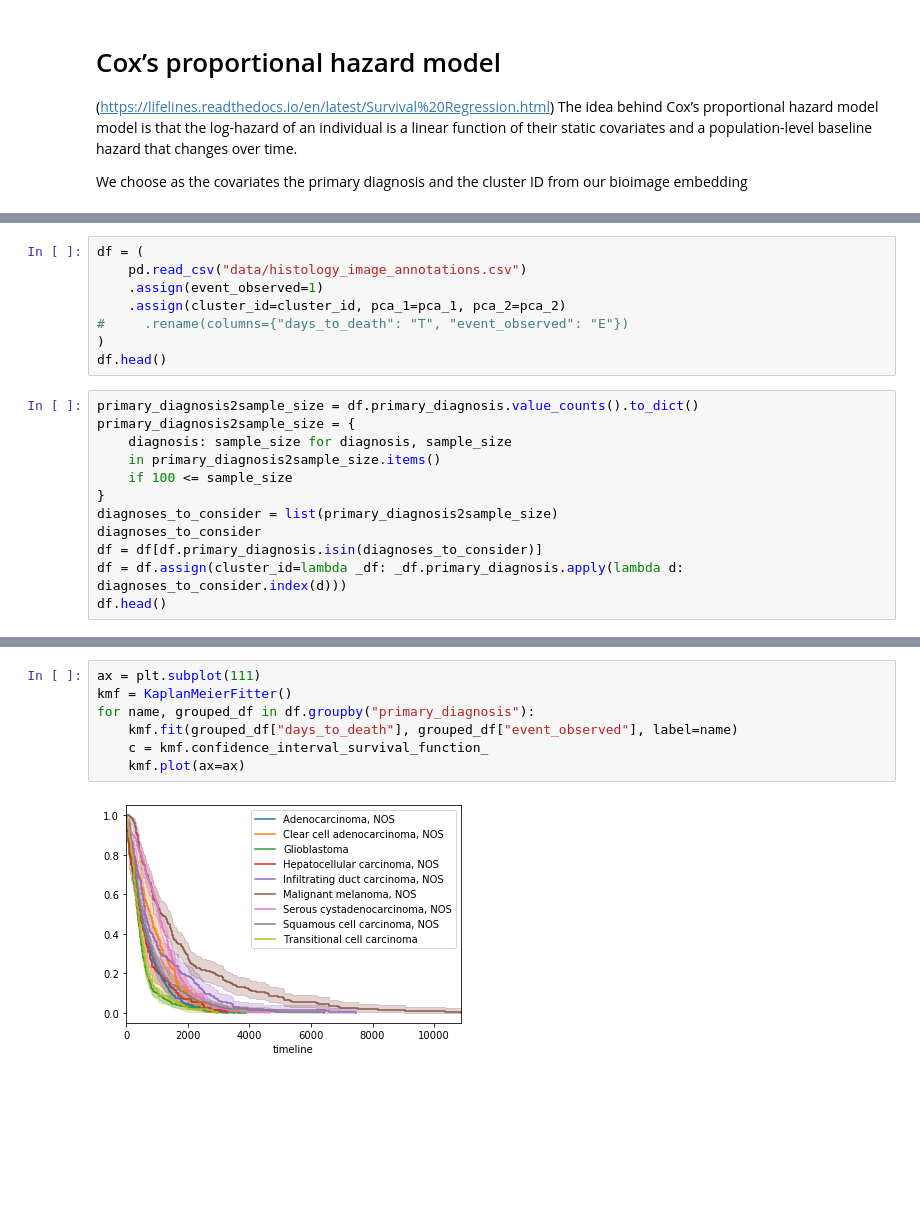
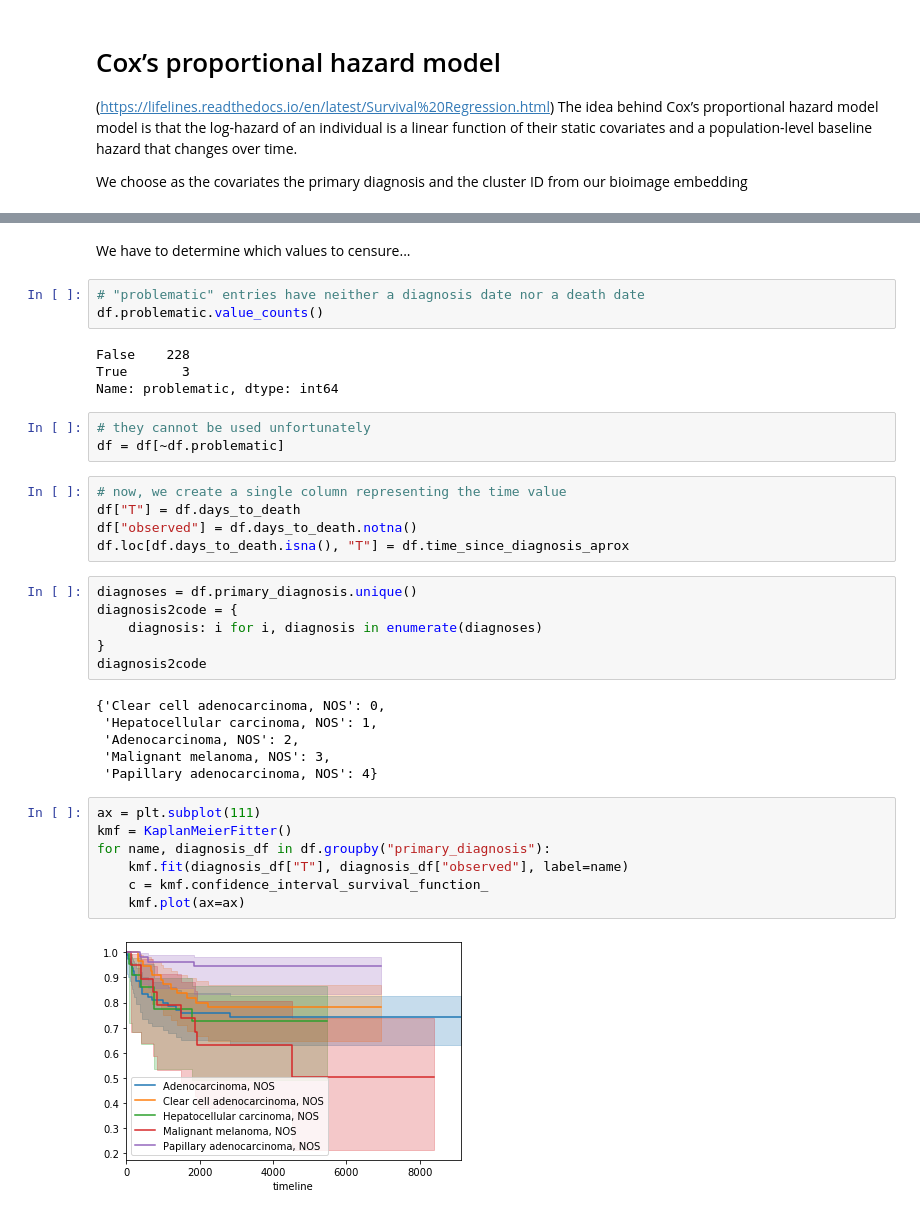
Before and after one commit to jeremyadamsfisher/bioimage-informatics-final-project, a Jupyter notebook: nbs/survival_analysis.ipynb, the cells around one changed output, grey strips where cells are left out. Saved outputs shown, nothing was run; the diff lists cells and outputs as text; blank space fills up the shorter version.

```diff
--- a/nbs/survival_analysis.ipynb
+++ b/nbs/survival_analysis.ipynb
@@ -30,20 +77,0 @@ df = df.assign(cluster_id=cluster_id, pca_1=pca_1, pca_2=pca_2)
-# %%
-df = (
-    pd.read_csv("data/histology_image_annotations.csv")
-    .assign(event_observed=1)
-    .assign(cluster_id=cluster_id, pca_1=pca_1, pca_2=pca_2)
-#     .rename(columns={"days_to_death": "T", "event_observed": "E"})
-)
-df.head()
-# %%
-primary_diagnosis2sample_size = df.primary_diagnosis.value_counts().to_dict()
-primary_diagnosis2sample_size = {
-    diagnosis: sample_size for diagnosis, sample_size
-    in primary_diagnosis2sample_size.items()
-    if 100 <= sample_size
-}
-diagnoses_to_consider = list(primary_diagnosis2sample_size)
-diagnoses_to_consider
-df = df[df.primary_diagnosis.isin(diagnoses_to_consider)]
-df = df.assign(cluster_id=lambda _df: _df.primary_diagnosis.apply(lambda d: diagnoses_to_consider.index(d)))
-df.head()
@@ -57,9 +88,38 @@ df.head()
+# %% [markdown]
+We have to determine which values to censure...
+# %%
+# "problematic" entries have neither a diagnosis date nor a death date
+df.problematic.value_counts()
+# %% [output]
+False    228
+True       3
+Name: problematic, dtype: int64
+# %%
+# they cannot be used unfortunately
+df = df[~df.problematic]
+# %%
+# now, we create a single column representing the time value
+df["T"] = df.days_to_death
+df["observed"] = df.days_to_death.notna()
+df.loc[df.days_to_death.isna(), "T"] = df.time_since_diagnosis_aprox
+# %%
+diagnoses = df.primary_diagnosis.unique()
+diagnosis2code = {
+    diagnosis: i for i, diagnosis in enumerate(diagnoses)
+}
+diagnosis2code
+# %% [output]
+{'Clear cell adenocarcinoma, NOS': 0,
+ 'Hepatocellular carcinoma, NOS': 1,
+ 'Adenocarcinoma, NOS': 2,
+ 'Malignant melanoma, NOS': 3,
+ 'Papillary adenocarcinoma, NOS': 4}
 # %%
 ax = plt.subplot(111)
 kmf = KaplanMeierFitter()
-for name, grouped_df in df.groupby("primary_diagnosis"):
-    kmf.fit(grouped_df["days_to_death"], grouped_df["event_observed"], label=name)
+for name, diagnosis_df in df.groupby("primary_diagnosis"):
+    kmf.fit(diagnosis_df["T"], diagnosis_df["observed"], label=name)
     c = kmf.confidence_interval_survival_function_
     kmf.plot(ax=ax)
 # %% [output]
-[figure, old version]
+[figure, new version]
```
Also changed, not shown: parts of 15 cells of this notebook.
